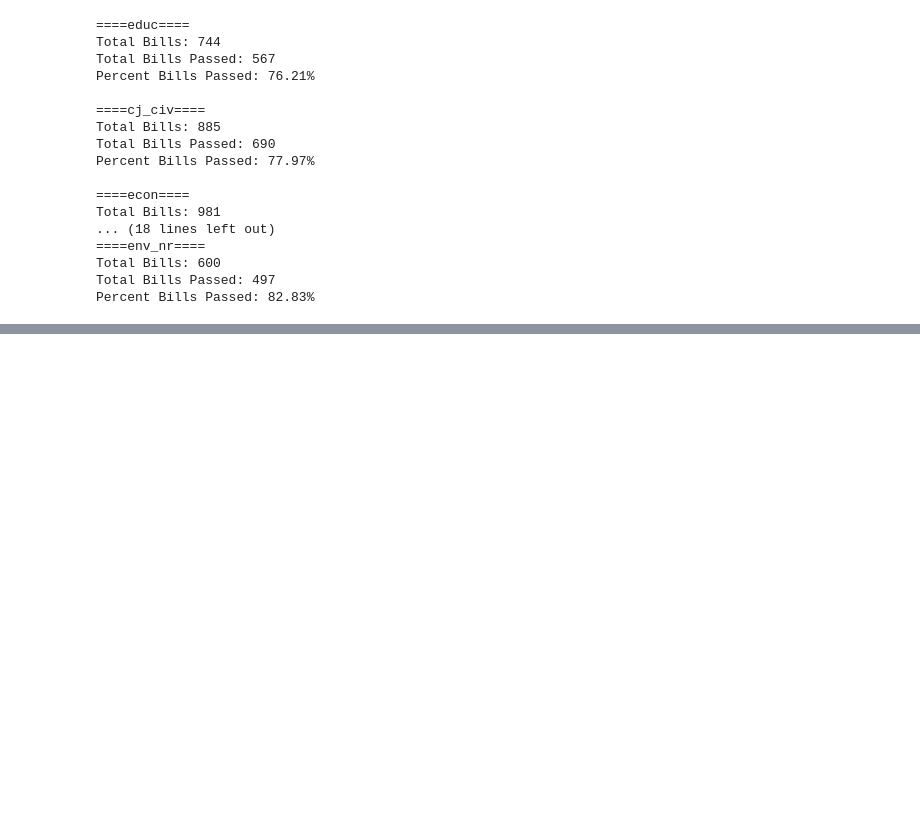
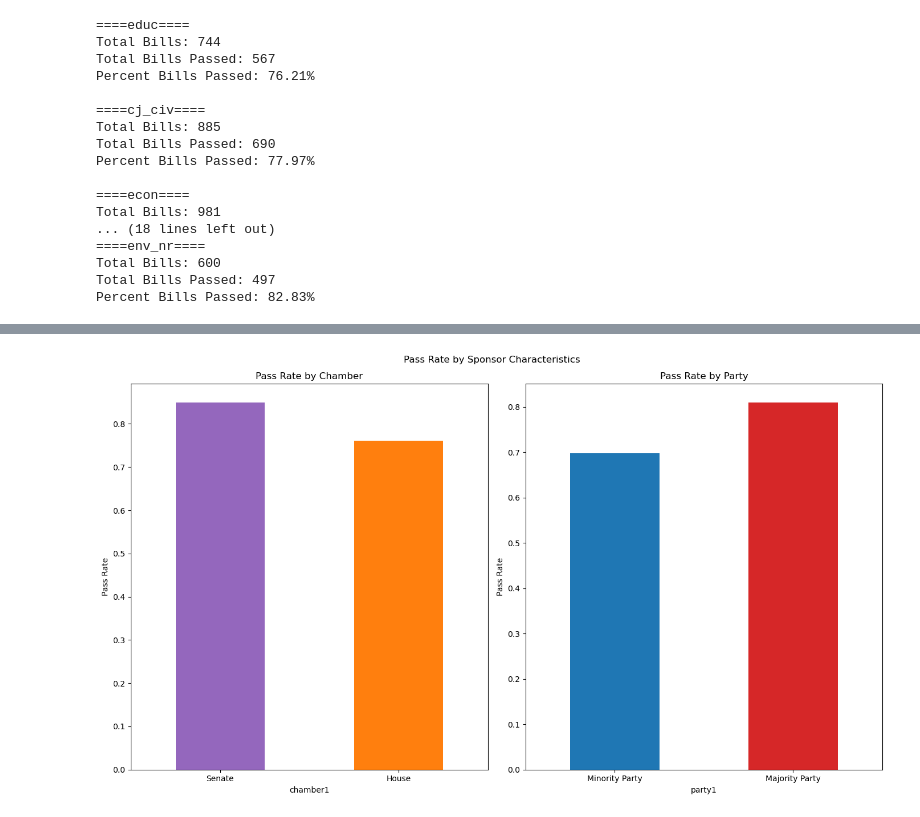
Before and after one commit to gabriellag25/research_capstone, a Jupyter notebook: explore.ipynb, the cells around one changed output, grey strips where cells are left out. Cells and saved outputs as stored; diff of their text form; code cells hidden in the pictures; blank space fills up the shorter version.

```diff
--- a/explore.ipynb
+++ b/explore.ipynb
@@ -101,0 +135,24 @@ plt.show()
+# %%
+# non-bill-specific characteristics
+fig, axs = plt.subplots(1, 2, figsize = (14, 8))
+
+# originating chamber
+ax=axs[0]
+df_bills.groupby('chamber1')['passed'].mean().plot(kind='bar', ax=ax, color = [tp, to])
+ax.set_title('Pass Rate by Chamber')
+ax.set_xticklabels(['Senate', 'House'], rotation=0)
+ax.set_ylabel('Pass Rate')
+
+
+# party
+ax=axs[1]
+df_bills.groupby('party1')['passed'].mean().plot(kind='bar', ax=ax, color = [tb, tr])
+ax.set_title('Pass Rate by Party')
+ax.set_xticklabels(['Minority Party', 'Majority Party'], rotation=0)
+ax.set_ylabel('Pass Rate')
+
+plt.suptitle('Pass Rate by Sponsor Characteristics')
+plt.tight_layout()
+plt.show()
+# %% [output]
+[figure, added]
```
Also changed, not shown: parts of 5 cells of this notebook, 2 other files.
